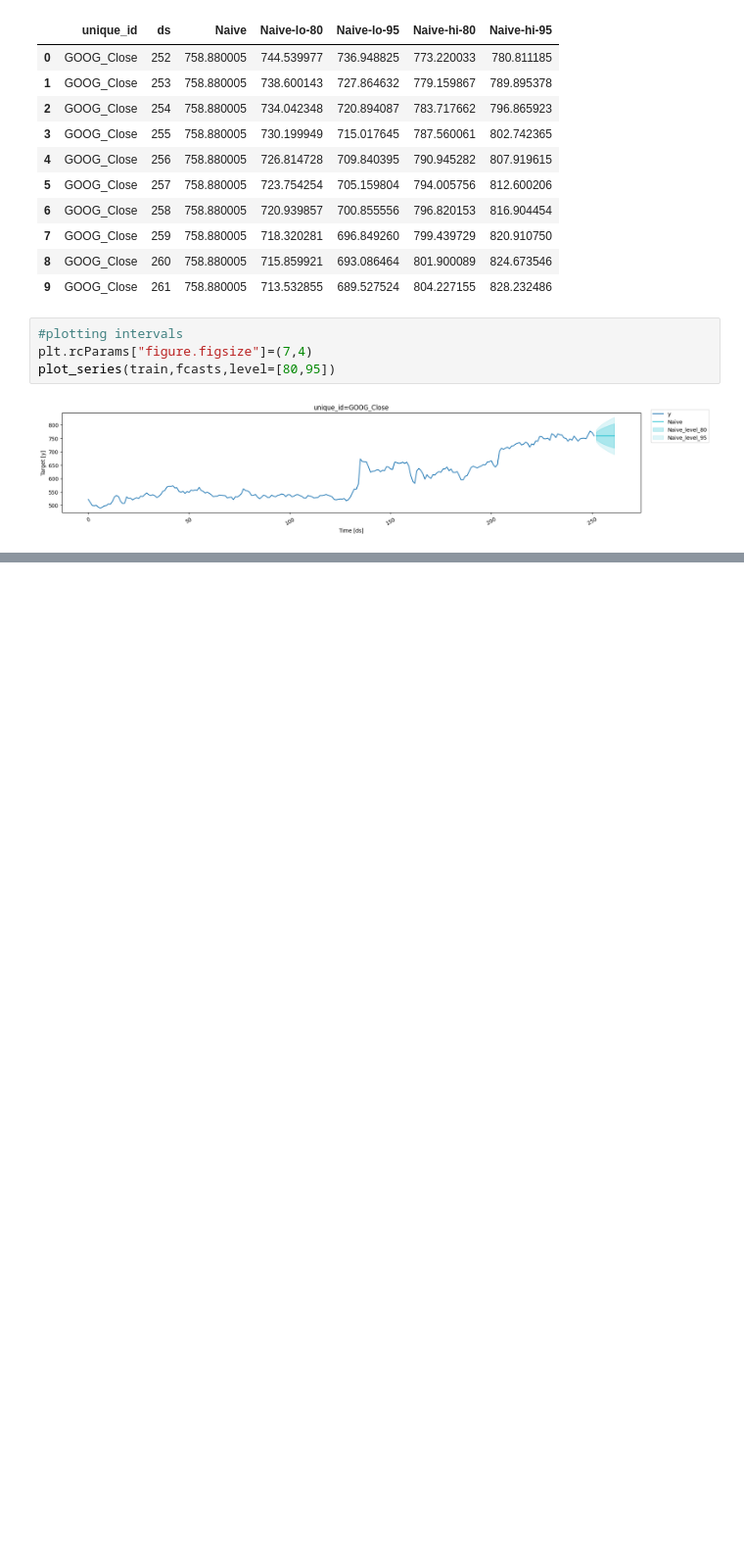
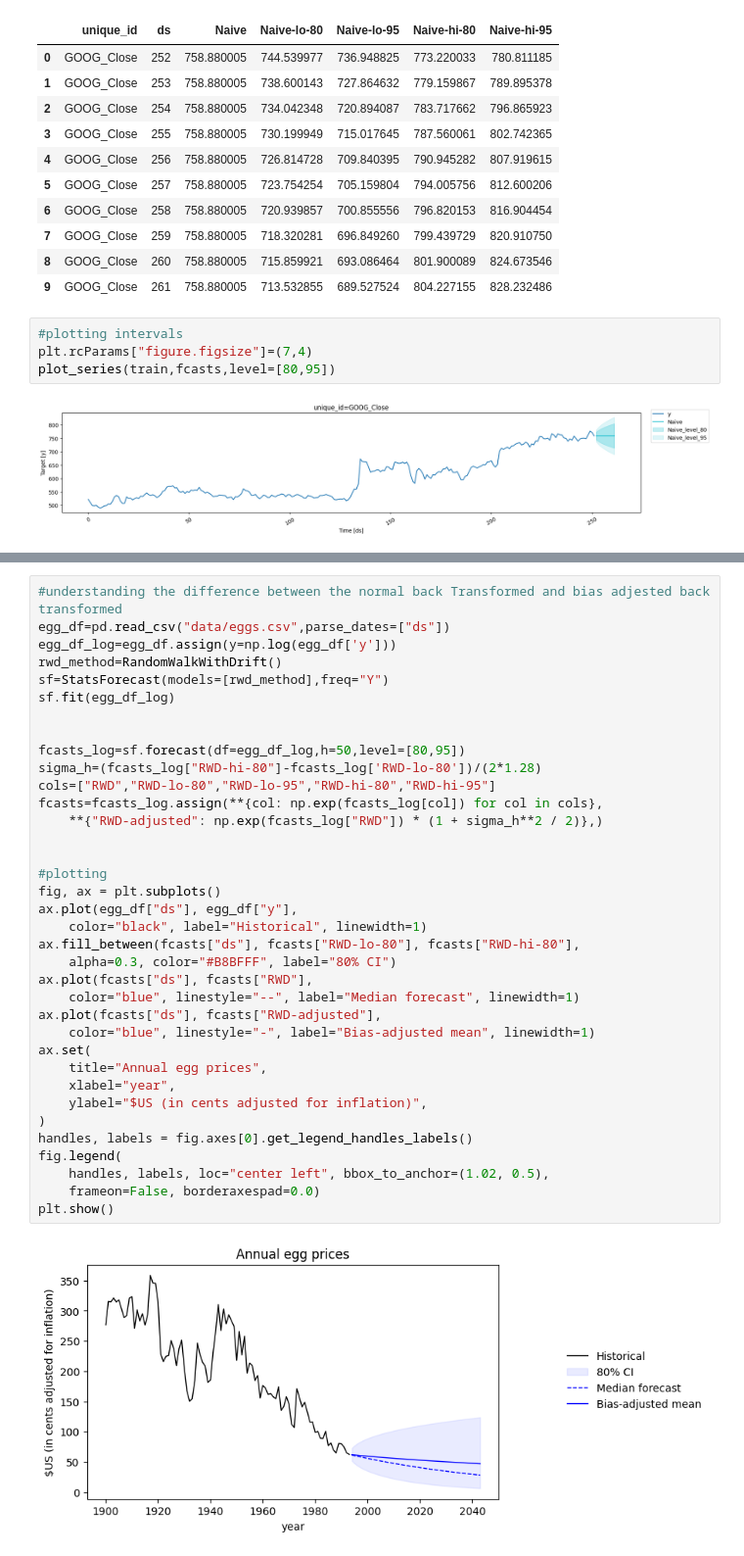
Before and after one commit to zamu-302/Time-series, a Jupyter notebook: Chapter5.ipynb, the cells around one changed output, grey strips where cells are left out. Shown at 98% size. Drawn from its saved outputs; the diff is of its cells as text; blank space fills up the shorter version.

```diff
--- a/Chapter5.ipynb
+++ b/Chapter5.ipynb
@@ -267,0 +308,38 @@ plot_series(train,fcasts,level=[80,95])
+# %%
+#understanding the difference between the normal back Transformed and bias adjested back transformed
+egg_df=pd.read_csv("data/eggs.csv",parse_dates=["ds"])
+egg_df_log=egg_df.assign(y=np.log(egg_df['y']))
+rwd_method=RandomWalkWithDrift()
+sf=StatsForecast(models=[rwd_method],freq="Y")
+sf.fit(egg_df_log)
+
+
+fcasts_log=sf.forecast(df=egg_df_log,h=50,level=[80,95])
+sigma_h=(fcasts_log["RWD-hi-80"]-fcasts_log['RWD-lo-80'])/(2*1.28)
+cols=["RWD","RWD-lo-80","RWD-lo-95","RWD-hi-80","RWD-hi-95"]
+fcasts=fcasts_log.assign(**{col: np.exp(fcasts_log[col]) for col in cols},
+    **{"RWD-adjusted": np.exp(fcasts_log["RWD"]) * (1 + sigma_h**2 / 2)},)
+
+
+#plotting
+fig, ax = plt.subplots()
+ax.plot(egg_df["ds"], egg_df["y"],
+    color="black", label="Historical", linewidth=1)
+ax.fill_between(fcasts["ds"], fcasts["RWD-lo-80"], fcasts["RWD-hi-80"],
+    alpha=0.3, color="#B8BFFF", label="80% CI")
+ax.plot(fcasts["ds"], fcasts["RWD"],
+    color="blue", linestyle="--", label="Median forecast", linewidth=1)
+ax.plot(fcasts["ds"], fcasts["RWD-adjusted"],
+    color="blue", linestyle="-", label="Bias-adjusted mean", linewidth=1)
+ax.set(
+    title="Annual egg prices",
+    xlabel="year",
+    ylabel="$US (in cents adjusted for inflation)",
+)
+handles, labels = fig.axes[0].get_legend_handles_labels()
+fig.legend(
+    handles, labels, loc="center left", bbox_to_anchor=(1.02, 0.5),
+    frameon=False, borderaxespad=0.0)
+plt.show()
+# %% [output]
+[figure, added]
```
Also changed, not shown: parts of 10 cells of this notebook.
